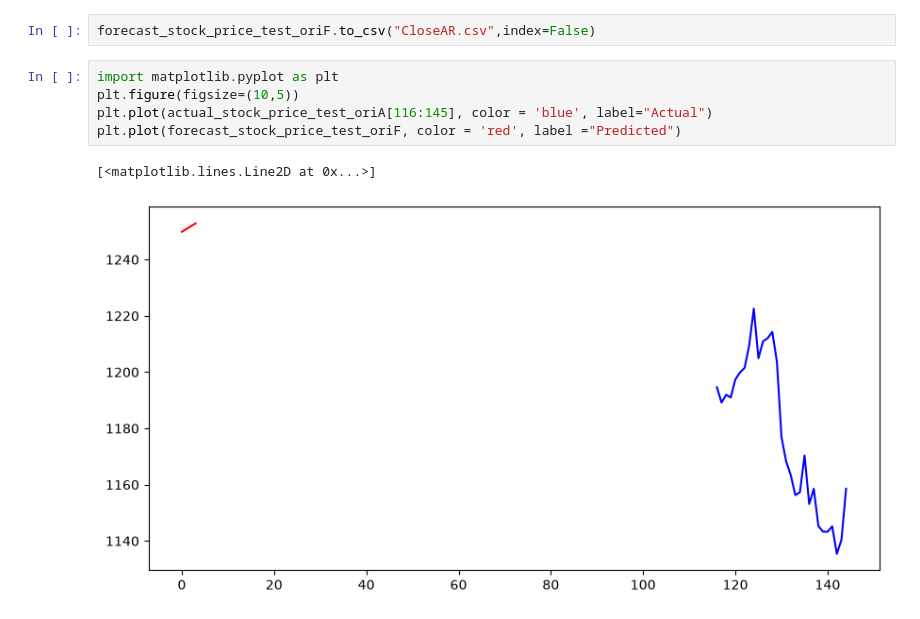
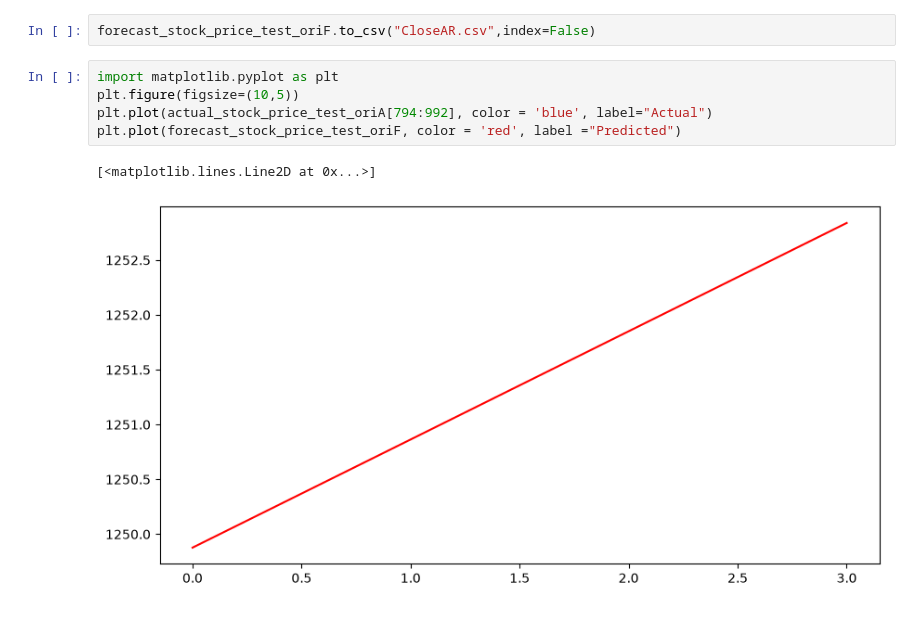
Before and after one commit to Uma761995/Time-Series-Analysis, a Jupyter notebook: 3.TSA_model/1.AR/TSA_AutoRegression.ipynb, the cells around one changed output. Cells and saved outputs as stored; diff of their text form.

```diff
--- a/3.TSA_model/1.AR/TSA_AutoRegression.ipynb
+++ b/3.TSA_model/1.AR/TSA_AutoRegression.ipynb
@@ -294,8 +294,8 @@ forecast_stock_price_test_oriF.to_csv("CloseAR.csv",index=False)
 # %%
 import matplotlib.pyplot as plt
 plt.figure(figsize=(10,5))
-plt.plot(actual_stock_price_test_oriA[116:145], color = 'blue', label="Actual")
+plt.plot(actual_stock_price_test_oriA[794:992], color = 'blue', label="Actual")
 plt.plot(forecast_stock_price_test_oriF, color = 'red', label ="Predicted")
 # %% [output]
 [<matplotlib.lines.Line2D at 0x...>]
-[figure, old version]
+[figure, new version]
```
Also changed, not shown: parts of 11 cells of this notebook, 1 other file.
